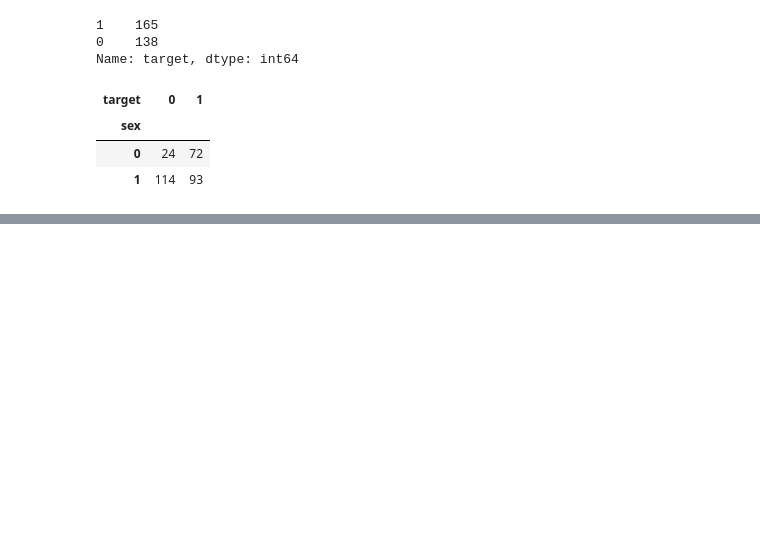
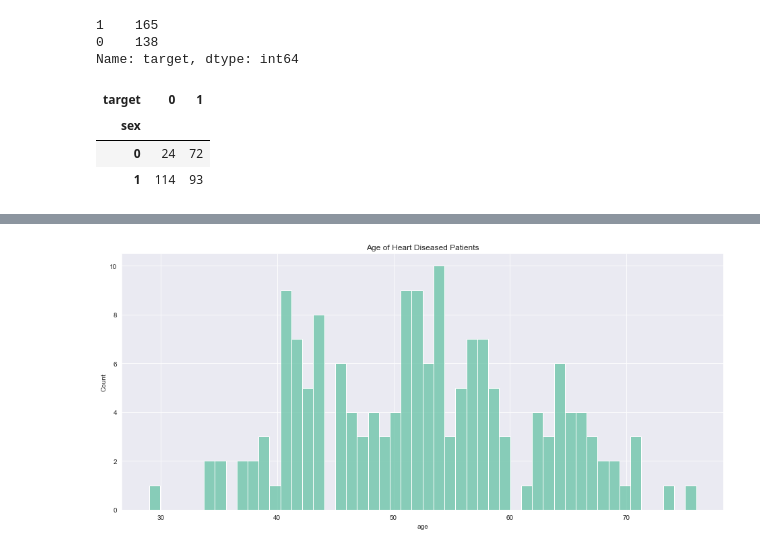
Before and after one commit to shamimsikder/Data-Visualization-Exercises, a Jupyter notebook: Heart Disease Data Visualization.ipynb, the cells around one changed output, grey strips where cells are left out. Drawn from its saved outputs; the diff is of its cells as text; code cells hidden in the pictures; blank space fills up the shorter version.

```diff
--- a/Heart Disease Data Visualization.ipynb
+++ b/Heart Disease Data Visualization.ipynb
@@ -133,0 +147,8 @@ pd.crosstab(data.sex,data.target)
+# %%
+plt.figure(figsize=(16,7))
+
+sns.histplot(data.age[data.target == 1],kde=False,bins=50)
+
+plt.title('Age of Heart Diseased Patients');
+# %% [output]
+[figure, added]
```
Also changed, not shown: parts of 11 cells of this notebook.
